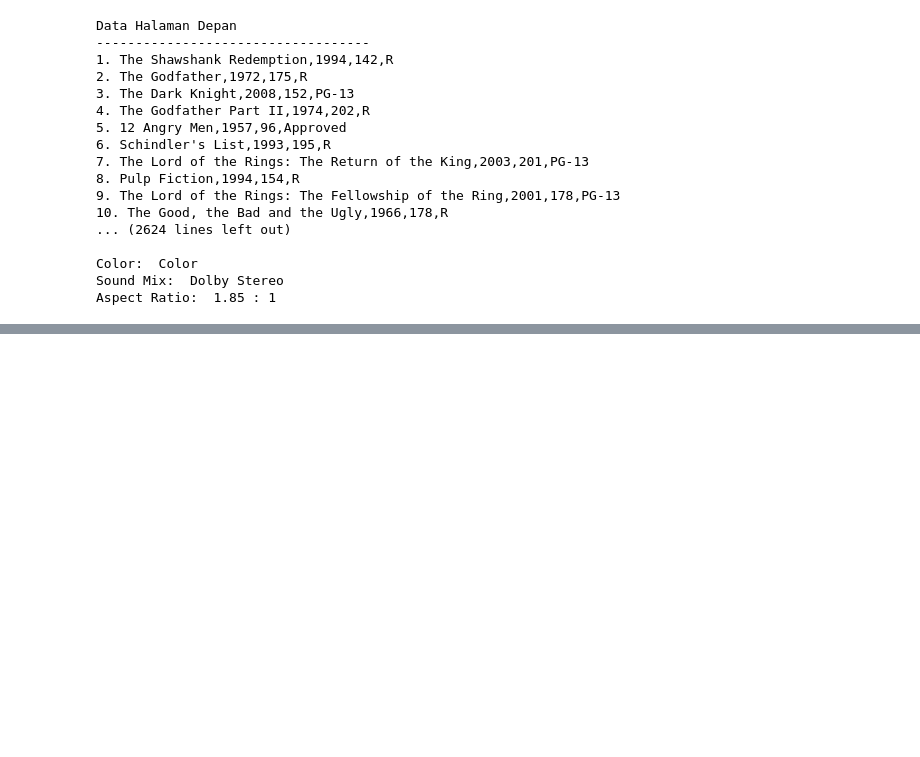
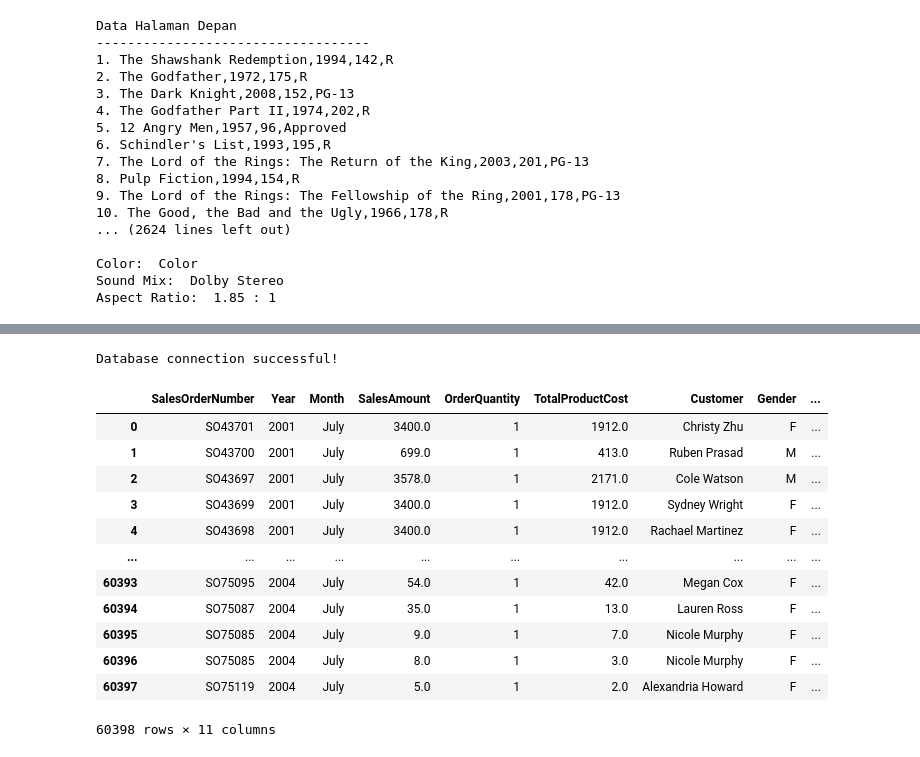
Before and after one commit to Jolycky/DA-AWDashboard, a Jupyter notebook: scraping-imdb.ipynb, the cells around one changed output, grey strips where cells are left out. Cells and saved outputs as stored; diff of their text form; code cells hidden in the pictures; blank space fills up the shorter version.

```diff
--- a/scraping-imdb.ipynb
+++ b/scraping-imdb.ipynb
@@ -279,0 +336,75 @@ data.to_csv('data/imdb_combined.csv', index=False)
+# %%
+ from sqlalchemy import create_engine
+import pymysql
+import pandas as pd
+import streamlit as st
+import plotly.express as px
+import plotly.graph_objects as go
+from dotenv import load_dotenv
+import os
+
+load_dotenv()
+
+# Database connection details
+DB_HOST = os.getenv('DB_HOST')
+DB_PORT = 3306
+DB_DATABASE = os.getenv('DB_DATABASE')
+DB_USER = os.getenv('DB_USER')
+DB_PASS = os.getenv('DB_PASS')
+
+# Create the database connection string
+db_url = f'mysql+pymysql://{DB_USER}:{DB_PASS}@{DB_HOST}:{DB_PORT}/{DB_DATABASE}'
+
+# Create the engine
+engine = create_engine(db_url)
+
+# Test the connection
+try:
+    with engine.connect() as connection:
+        print("Database connection successful!")
+except Exception as e:
+    print(f"Database connection failed: {str(e)}")
+
+# Query the database using SQLAlchemy
+query = """
+SELECT
+    fis.SalesOrderNumber,
+    YEAR(fis.OrderDate) AS 'Year',
+    MONTHNAME(fis.OrderDate) AS 'Month',
+    fis.SalesAmount,
+    fis.OrderQuantity,
+    fis.TotalProductCost,
+    CONCAT(dc.FirstName, ' ', dc.LastName) AS 'Customer',
+    dc.Gender,
+    dc.YearlyIncome,
+    dst.SalesTerritoryCountry,
+    dpc.EnglishProductCategoryName
+FROM factinternetsales fis
+LEFT JOIN dimsalesterritory dst
+    ON fis.SalesTerritoryKey = dst.SalesTerritoryKey
+LEFT JOIN dimcustomer dc
+    ON fis.CustomerKey = dc.CustomerKey
+LEFT JOIN dimproduct dp
+    ON fis.ProductKey = dp.ProductKey
+LEFT JOIN dimproductsubcategory dps
+    ON dp.ProductSubcategoryKey = dps.ProductSubcategoryKey
+LEFT JOIN dimproductcategory dpc
+    ON dps.ProductCategoryKey = dpc.ProductCategoryKey;
+"""
+df = pd.read_sql(query, engine)
+df
+# %% [output]
+Database connection successful!
+|  | SalesOrderNumber | Year | Month | SalesAmount | OrderQuantity | TotalProductCost | Customer | Gender | ... |
+| 0 | SO43701 | 2001 | July | 3400.0 | 1 | 1912.0 | Christy Zhu | F | ... |
+| 1 | SO43700 | 2001 | July | 699.0 | 1 | 413.0 | Ruben Prasad | M | ... |
+| 2 | SO43697 | 2001 | July | 3578.0 | 1 | 2171.0 | Cole Watson | M | ... |
+| 3 | SO43699 | 2001 | July | 3400.0 | 1 | 1912.0 | Sydney Wright | F | ... |
+| 4 | SO43698 | 2001 | July | 3400.0 | 1 | 1912.0 | Rachael Martinez | F | ... |
+| ... | ... | ... | ... | ... | ... | ... | ... | ... | ... |
+| 60393 | SO75095 | 2004 | July | 54.0 | 1 | 42.0 | Megan Cox | F | ... |
+| 60394 | SO75087 | 2004 | July | 35.0 | 1 | 13.0 | Lauren Ross | F | ... |
+| 60395 | SO75085 | 2004 | July | 9.0 | 1 | 7.0 | Nicole Murphy | F | ... |
+| 60396 | SO75085 | 2004 | July | 8.0 | 1 | 3.0 | Nicole Murphy | F | ... |
+| 60397 | SO75119 | 2004 | July | 5.0 | 1 | 2.0 | Alexandria Howard | F | ... |
+60398 rows × 11 columns
```
Also changed, not shown: parts of 4 cells of this notebook, 3 other files.
